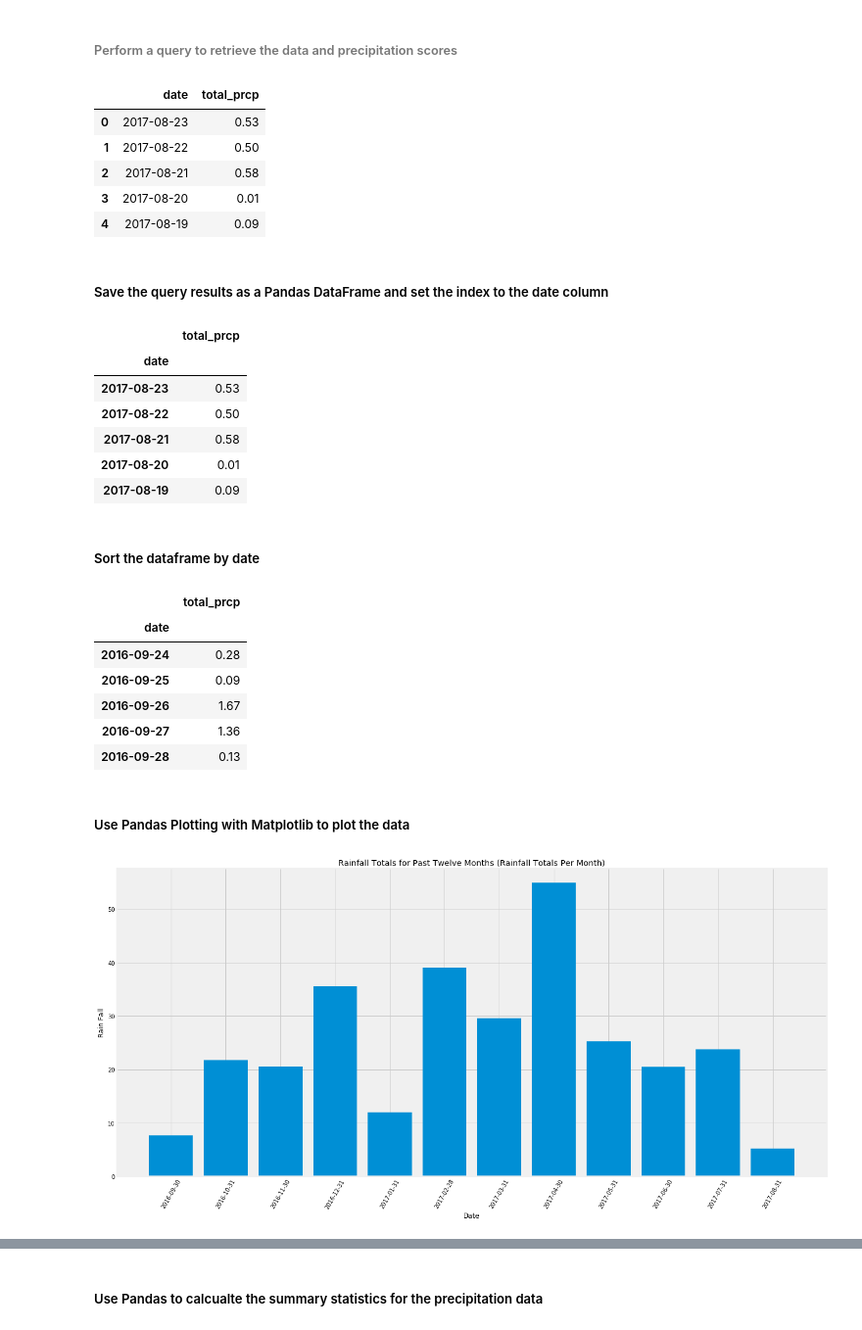
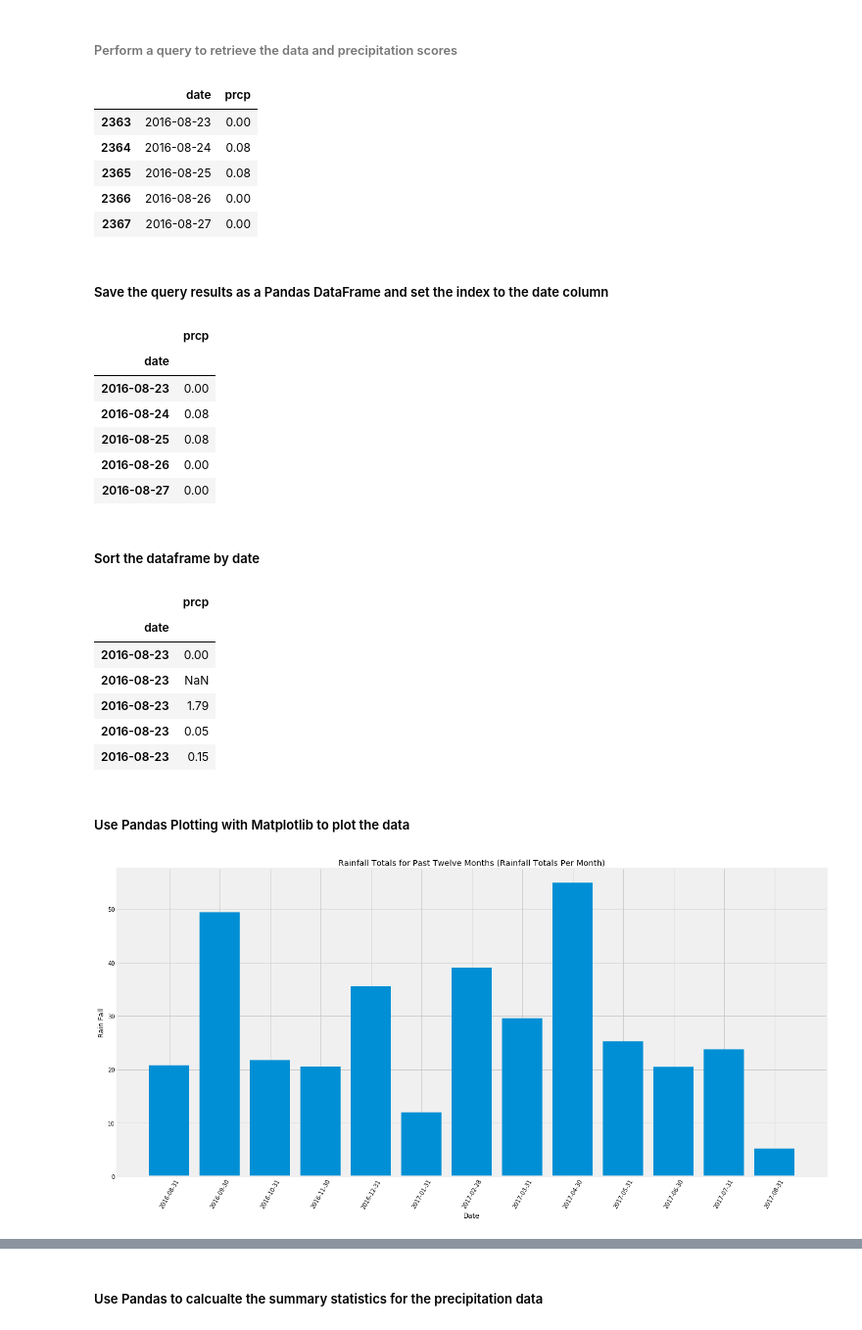
Before and after one commit to SpacePatroller/HAWAII-CLIMATE-ANALYSIS, a Jupyter notebook: climate_starter EP.ipynb, the cells around one changed output, grey strips where cells are left out. Shown: that part at 98% size. Cells and saved outputs as stored; diff of their text form; code cells hidden in the pictures.

```diff
--- a/climate_starter EP.ipynb
+++ b/climate_starter EP.ipynb
@@ -43,14 +44,12 @@ session = Session(engine)
 ##### Design a query to retrieve the last 12 months of precipitation data and plot the results
 # %%
 conn = engine.connect()
-#added total_prcp by date
-measurements = pd.read_sql("Select *, sum(prcp) as total_prcp From measurement group by date order by date desc" ,conn)
+measurements = pd.read_sql("Select * From Measurement" ,conn)
 measurements.head()
 measurements.dtypes
 
 #changing date coulmn to datetime format
 measurements['date'] = pd.to_datetime(measurements['date'])
 measurements.dtypes
-
 measurements.head()
 # %% [output]
@@ -63,6 +62,6 @@ measurements.head()
 # %% [markdown]
 ##### Calculate the date 1 year ago from the last data point in the database
 # %%
-twelve_months_ago = measurements['date'].max() - pd.DateOffset(months=11)
+twelve_months_ago = measurements['date'].max() - pd.DateOffset(months=12)
 print(f"The date 12 months ago was {twelve_months_ago}")
 # %% [output]
@@ -70,16 +69,16 @@ The date 12 months ago was 2016-09-23 00:00:00
 # %% [markdown]
 ###### Perform a query to retrieve the data and precipitation scores
 # %%
-twelve_month_data = measurements.loc[measurements['date'] > twelve_months_ago]
-tmd = twelve_month_data[['date','total_prcp']]
+twelve_month_data = measurements.loc[measurements['date'] >= twelve_months_ago]
+tmd = twelve_month_data[['date','prcp']]
 tmd.head()
 # %% [output]
-|  | date | total_prcp |
-| 0 | 2017-08-23 | 0.53 |
-| 1 | 2017-08-22 | 0.50 |
-| 2 | 2017-08-21 | 0.58 |
-| 3 | 2017-08-20 | 0.01 |
-| 4 | 2017-08-19 | 0.09 |
+|  | date | prcp |
+| 2363 | 2016-08-23 | 0.00 |
+| 2364 | 2016-08-24 | 0.08 |
+| 2365 | 2016-08-25 | 0.08 |
+| 2366 | 2016-08-26 | 0.00 |
+| 2367 | 2016-08-27 | 0.00 |
 # %% [markdown]
 ##### Save the query results as a Pandas DataFrame and set the index to the date column
 # %%
@@ -88,54 +87,54 @@ twelve = twelve.set_index('date')
 twelve.sort_index()
 twelve.head()
 # %% [output]
-|  | total_prcp |
+|  | prcp |
 | date |  |
-| 2017-08-23 | 0.53 |
-| 2017-08-22 | 0.50 |
-| 2017-08-21 | 0.58 |
-| 2017-08-20 | 0.01 |
-| 2017-08-19 | 0.09 |
+| 2016-08-23 | 0.00 |
+| 2016-08-24 | 0.08 |
+| 2016-08-25 | 0.08 |
+| 2016-08-26 | 0.00 |
+| 2016-08-27 | 0.00 |
 # %% [markdown]
 ##### Sort the dataframe by date
 # %%
 twelve = twelve.sort_index()
 twelve.head()
 # %% [output]
-|  | total_prcp |
+|  | prcp |
 | date |  |
-| 2016-09-24 | 0.28 |
-| 2016-09-25 | 0.09 |
-| 2016-09-26 | 1.67 |
-| 2016-09-27 | 1.36 |
-| 2016-09-28 | 0.13 |
+| 2016-08-23 | 0.00 |
+| 2016-08-23 | NaN |
+| 2016-08-23 | 1.79 |
+| 2016-08-23 | 0.05 |
+| 2016-08-23 | 0.15 |
 # %% [markdown]
 ##### Use Pandas Plotting with Matplotlib to plot the data
 # %%
 #prepping data to be plotted
 
 #decided to add the prcp scores by month.
 twelve = twelve.resample('M').sum()
 twelve
 
 tmd_sum = pd.DataFrame(twelve)
 tmd_sum
 tmd_sum = tmd_sum.reset_index()
 
 #print(tmd_sum)
 
 date = tmd_sum['date'].astype(str).tolist()
-prcp = tmd_sum['total_prcp'].tolist()
+prcp = tmd_sum['prcp'].tolist()
 
 #plotting
 fig, ax = plt.subplots(figsize=(20,10))
 ax.bar(date,prcp)
 ax.set_title("Rainfall Totals for Past Twelve Months (Rainfall Totals Per Month)")
 plt.xticks(date,rotation=60)
 ax.set_xlabel("Date")
 ax.set_ylabel("Rain Fall")
 plt.show()
 # %% [output]
-[figure, old version]
+[figure, new version]
 # %%
 #plotting again to look like example .png
 # %%
```
Also changed, not shown: parts of 12 cells of this notebook.
